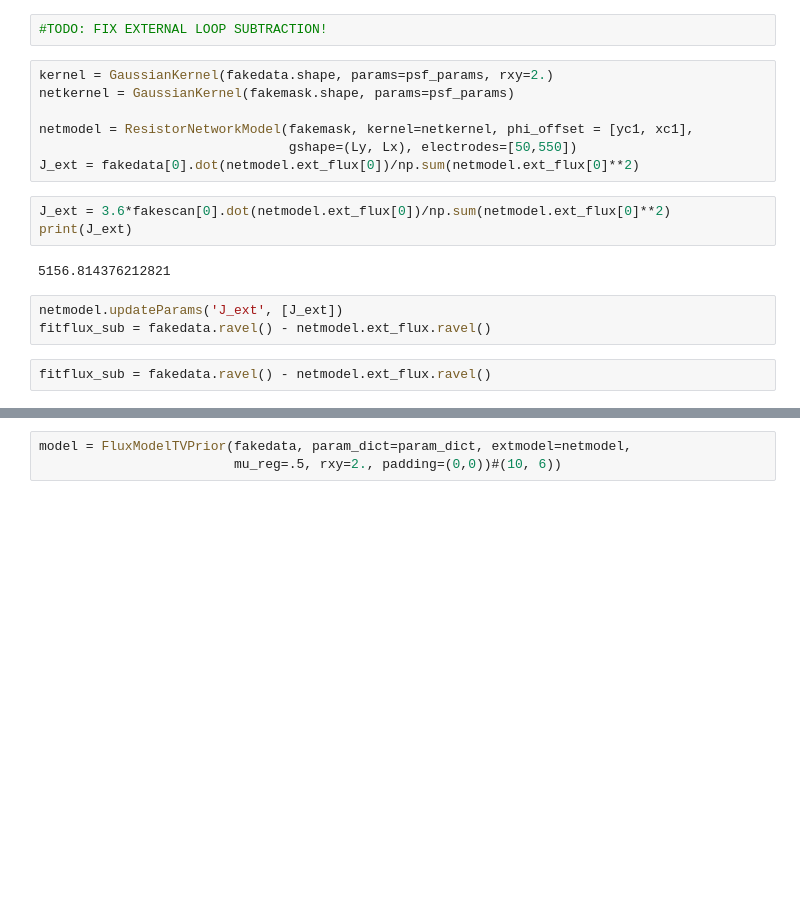
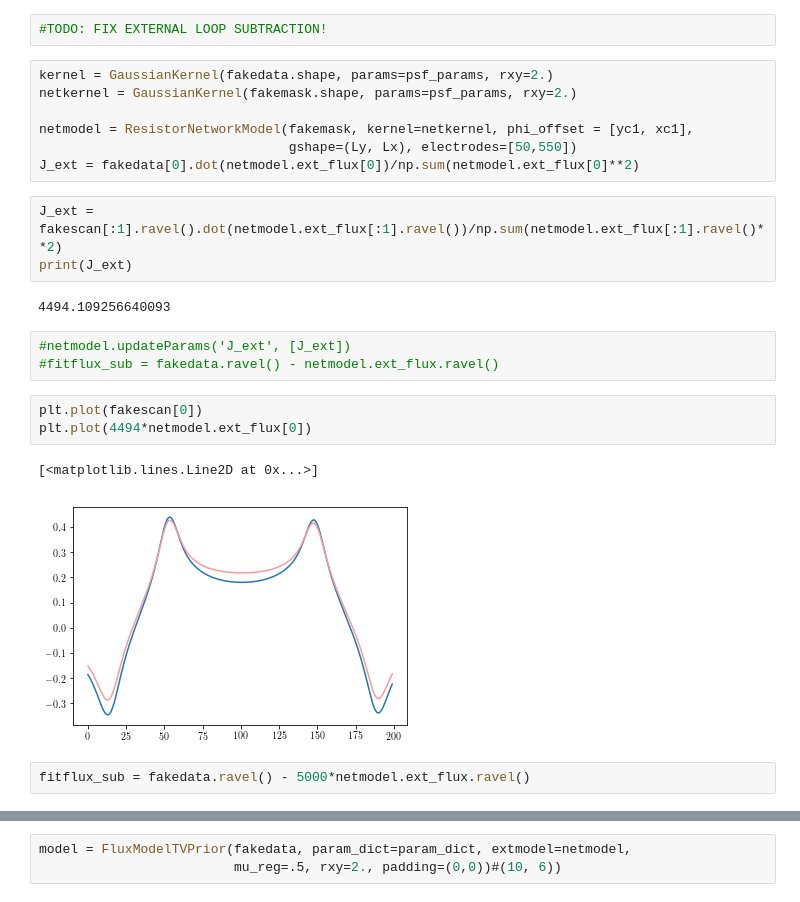
Before and after one commit to colinclement/pysquid, a Jupyter notebook: nbs/fakedata.ipynb, the cells around one changed output, grey strips where cells are left out. Drawn from its saved outputs; the diff is of its cells as text; blank space fills up the shorter version.

```diff
--- a/nbs/fakedata.ipynb
+++ b/nbs/fakedata.ipynb
@@ -93,19 +93,25 @@ psf_params = fake_psf
 #TODO: FIX EXTERNAL LOOP SUBTRACTION!
 # %%
 kernel = GaussianKernel(fakedata.shape, params=psf_params, rxy=2.)
-netkernel = GaussianKernel(fakemask.shape, params=psf_params)
+netkernel = GaussianKernel(fakemask.shape, params=psf_params, rxy=2.)
 
 netmodel = ResistorNetworkModel(fakemask, kernel=netkernel, phi_offset = [yc1, xc1],
                                 gshape=(Ly, Lx), electrodes=[50,550])
 J_ext = fakedata[0].dot(netmodel.ext_flux[0])/np.sum(netmodel.ext_flux[0]**2)
 # %%
-J_ext = 3.6*fakescan[0].dot(netmodel.ext_flux[0])/np.sum(netmodel.ext_flux[0]**2)
+J_ext = fakescan[:1].ravel().dot(netmodel.ext_flux[:1].ravel())/np.sum(netmodel.ext_flux[:1].ravel()**2)
 print(J_ext)
 # %% [output]
-5156.814376212821
+4494.109256640093
 # %%
-netmodel.updateParams('J_ext', [J_ext])
-fitflux_sub = fakedata.ravel() - netmodel.ext_flux.ravel()
+#netmodel.updateParams('J_ext', [J_ext])
+#fitflux_sub = fakedata.ravel() - netmodel.ext_flux.ravel()
+# %%
+plt.plot(fakescan[0])
+plt.plot(4494*netmodel.ext_flux[0])
+# %% [output]
+[<matplotlib.lines.Line2D at 0x...>]
+[figure, added]
 # %%
-fitflux_sub = fakedata.ravel() - netmodel.ext_flux.ravel()
+fitflux_sub = fakedata.ravel() - 5000*netmodel.ext_flux.ravel()
 # %%
```
Also changed, not shown: parts of 1 cell of this notebook, 1 other file.
